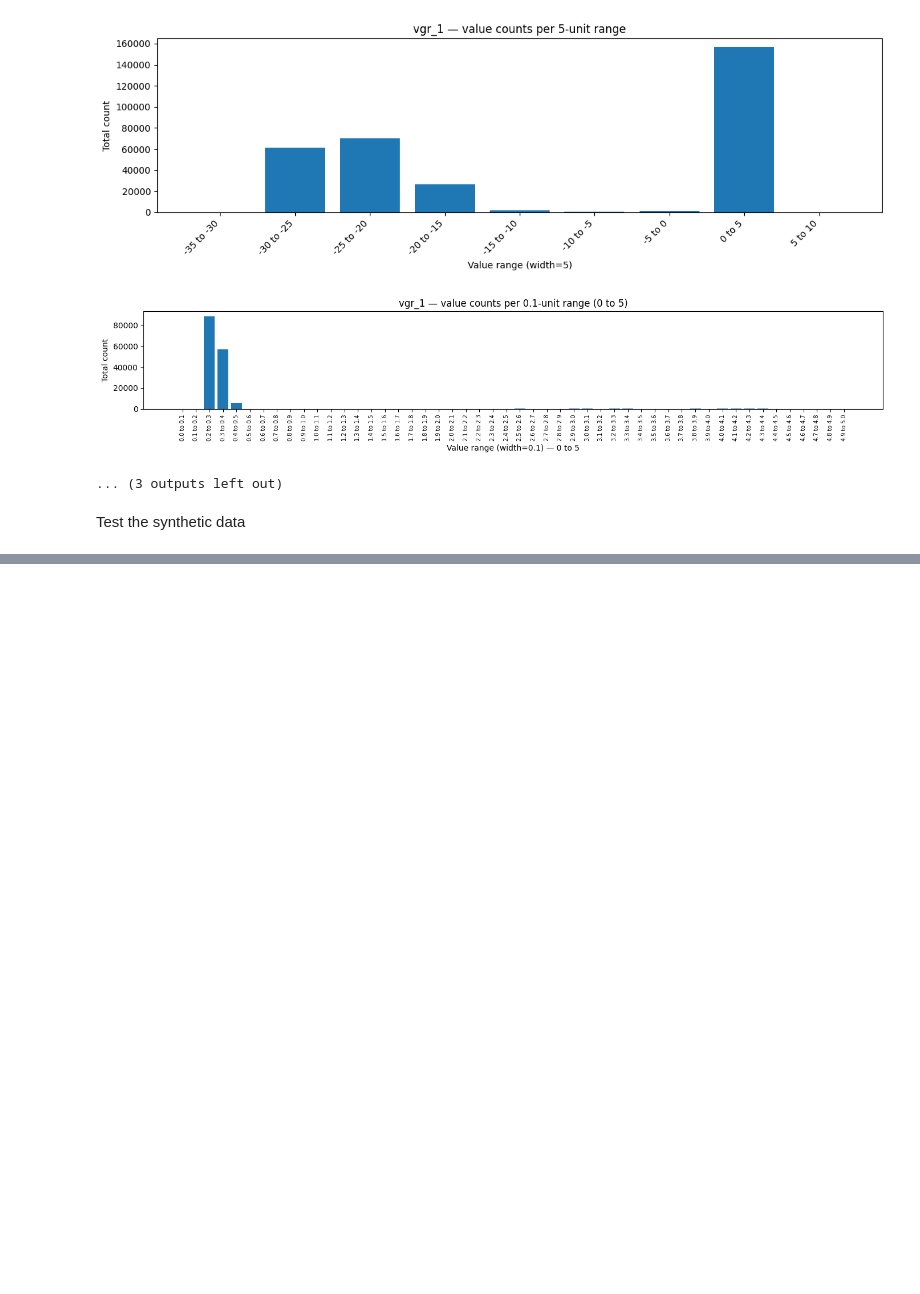
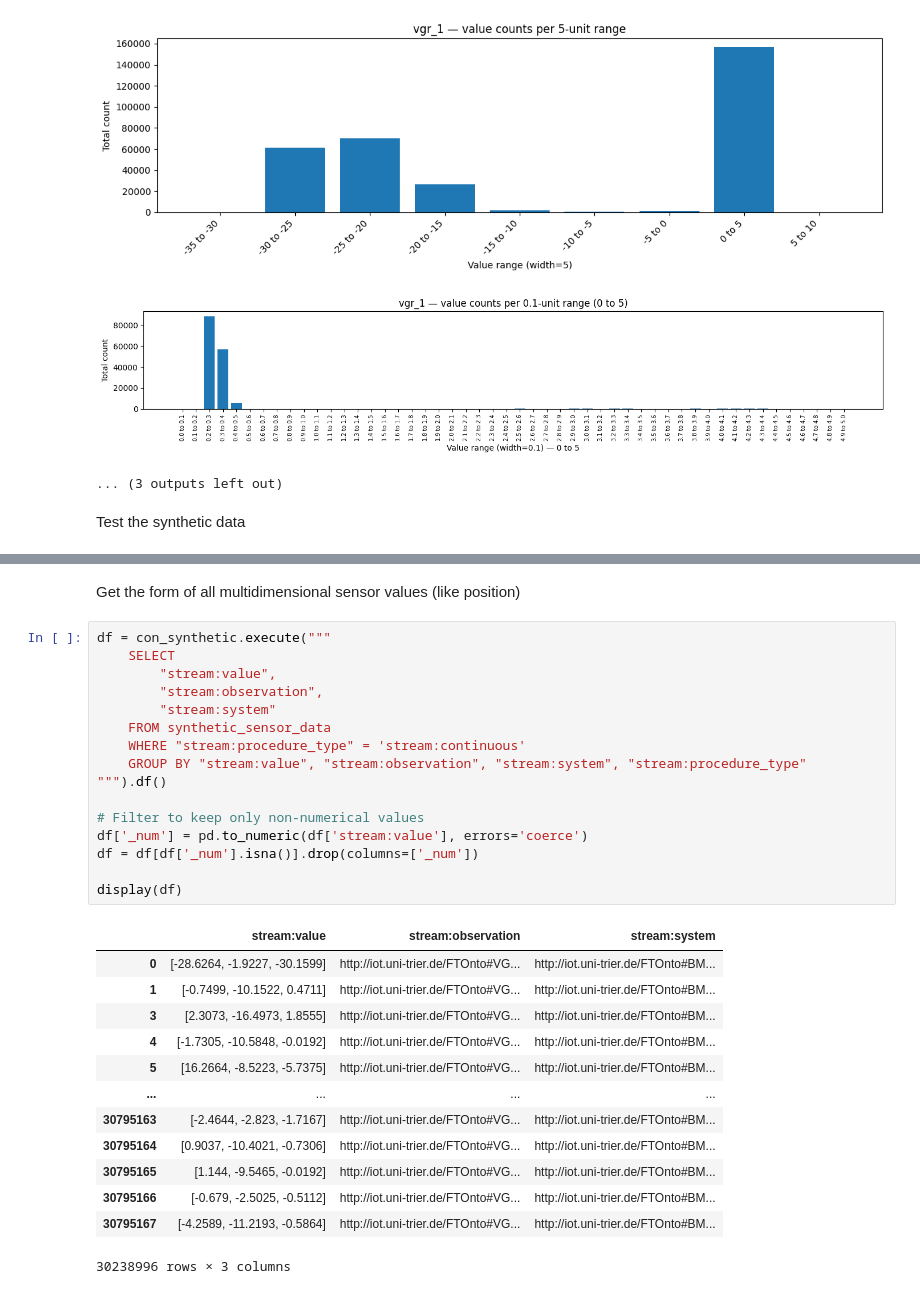
Before and after one commit to Olive305/Bachelor-thesis, a Jupyter notebook: Data/IoT enriched event log paper/document_log_content.ipynb, the cells around one changed output, grey strips where cells are left out. Saved outputs shown, nothing was run; the diff lists cells and outputs as text; blank space fills up the shorter version.

```diff
--- a/Data/IoT enriched event log paper/document_log_content.ipynb
+++ b/Data/IoT enriched event log paper/document_log_content.ipynb
@@ -898,0 +1026,32 @@ for res in resources:
+# %% [markdown]
+Get the form of all multidimensional sensor values (like position)
+# %%
+df = con_synthetic.execute("""
+    SELECT
+        "stream:value",
+        "stream:observation",
+        "stream:system"
+    FROM synthetic_sensor_data
+    WHERE "stream:procedure_type" = 'stream:continuous'
+    GROUP BY "stream:value", "stream:observation", "stream:system", "stream:procedure_type"
+""").df()
+
+# Filter to keep only non-numerical values
+df['_num'] = pd.to_numeric(df['stream:value'], errors='coerce')
+df = df[df['_num'].isna()].drop(columns=['_num'])
+
+display(df)
+# %% [output]
+|  | stream:value | stream:observation | stream:system |
+| 0 | [-28.6264, -1.9227, -30.1599] | http://iot.uni-trier.de/FTOnto#VG... | http://iot.uni-trier.de/FTOnto#BM... |
+| 1 | [-0.7499, -10.1522, 0.4711] | http://iot.uni-trier.de/FTOnto#VG... | http://iot.uni-trier.de/FTOnto#BM... |
+| 3 | [2.3073, -16.4973, 1.8555] | http://iot.uni-trier.de/FTOnto#VG... | http://iot.uni-trier.de/FTOnto#BM... |
+| 4 | [-1.7305, -10.5848, -0.0192] | http://iot.uni-trier.de/FTOnto#VG... | http://iot.uni-trier.de/FTOnto#BM... |
+| 5 | [16.2664, -8.5223, -5.7375] | http://iot.uni-trier.de/FTOnto#VG... | http://iot.uni-trier.de/FTOnto#BM... |
+| ... | ... | ... | ... |
+| 30795163 | [-2.4644, -2.823, -1.7167] | http://iot.uni-trier.de/FTOnto#VG... | http://iot.uni-trier.de/FTOnto#BM... |
+| 30795164 | [0.9037, -10.4021, -0.7306] | http://iot.uni-trier.de/FTOnto#VG... | http://iot.uni-trier.de/FTOnto#BM... |
+| 30795165 | [1.144, -9.5465, -0.0192] | http://iot.uni-trier.de/FTOnto#VG... | http://iot.uni-trier.de/FTOnto#BM... |
+| 30795166 | [-0.679, -2.5025, -0.5112] | http://iot.uni-trier.de/FTOnto#VG... | http://iot.uni-trier.de/FTOnto#BM... |
+| 30795167 | [-4.2589, -11.2193, -0.5864] | http://iot.uni-trier.de/FTOnto#VG... | http://iot.uni-trier.de/FTOnto#BM... |
+30238996 rows × 3 columns
```
Also changed, not shown: parts of 14 cells of this notebook, 6 other files.
